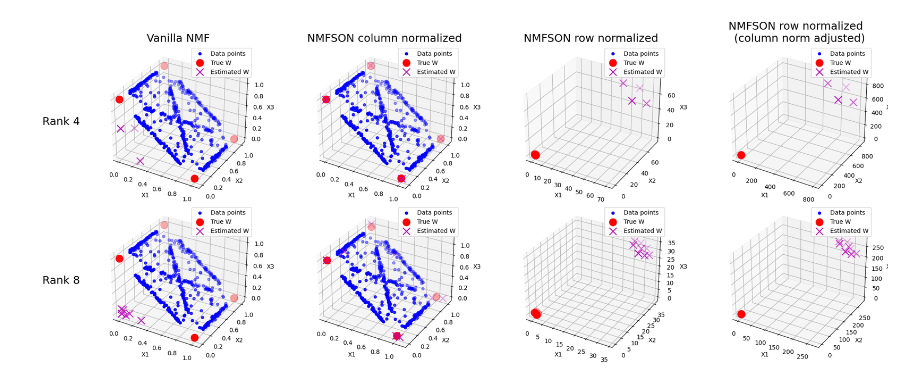
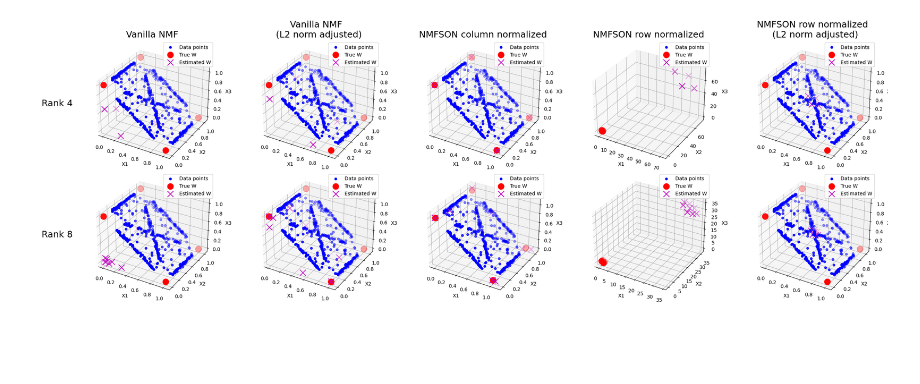
Before and after one commit to waqasbinhamed/nmf_methods, a Jupyter notebook: experimental/notebooks/_new_toy.ipynb, the cells around one changed output. Saved outputs shown, nothing was run; the diff lists cells and outputs as text; code cells hidden in the pictures; blank space fills up the shorter version.

Commit message:
modified code for plotting results

```diff
--- a/experimental/notebooks/_new_toy.ipynb
+++ b/experimental/notebooks/_new_toy.ipynb
@@ -120,55 +120,50 @@ img_filepath = '../../experimental/images/toy/r{}_b_l{}_mit{}.png'
 #         plot_3d(M, W_true, W, img_filepath.format(r, _lam, max_iters))
 #     print(_lam)
 # %%
-fig = plt.figure(figsize=(20, 8))
-gs = fig.add_gridspec(2, 5, width_ratios=[0.1, 1, 1, 1, 1])
+row_labels = ['Rank 4', 'Rank 8']
+col_labels = ['Vanilla NMF', 'Vanilla NMF \n (L2 norm adjusted)', 'NMFSON column normalized', 'NMFSON row normalized', 'NMFSON row normalized \n (L2 norm adjusted)']
 
-# set row and column labels
-row_labels = ['Rank 4', 'Rank 8']
-col_labels = ['Vanilla NMF', 'NMFSON column normalized', 'NMFSON row normalized', 'NMFSON row normalized \n (column norm adjusted)']
+fig = plt.figure(figsize=(24, 8))
+gs = fig.add_gridspec(2, len(col_labels) + 1, width_ratios=[0.1] + len(col_labels) * [1])
 
 for i, rlabel in enumerate(row_labels):
     txt_ax = fig.add_subplot(gs[i, 0])
     txt_ax.text(0.5, 0.5, rlabel, ha='center', va='center', fontsize=18)
     txt_ax.axis('off')
 
-
 r = 4
 vW1 = np.load('../../experimental/saved_models/toy/vanilla_r{}_mit{}.npz'.format(r, max_iters))['W']
-c1 = fig.add_subplot(gs[0, 1], projection='3d')
-plot_3d(c1, M, W_true, vW1)
-c1.set_title(col_labels[0], fontsize=18)
+col_norm_vW1 = np.linalg.norm(vW1, axis=0, ord=2, keepdims=True)
+vW1_re = vW1 / col_norm_vW1
+# vH1_re = vH1 * col_norm_vW1.T
 cW1, _, _, _, _ = load_results('../../experimental/saved_models/toy/r{}_a_l{}_mit{}.npz'.format(r, 0.0001, max_iters))
-c2 = fig.add_subplot(gs[0, 2], projection='3d')
-plot_3d(c2, M, W_true, cW1)
-c2.set_title(col_labels[1], fontsize=18)
+rW1, rH1, _, _, _ = load_results('../../experimental/saved_models/toy/r{}_b_l{}_mit{}.npz'.format(r, 10, max_iters))
+col_norm_rW1 = np.linalg.norm(rW1, axis=0, ord=2, keepdims=True)
+rW1_re = rW1 / col_norm_rW1
+# rH1_re = rH1 * col_norm_rW1.T
 
-rW1, rH1, _, _, _ = load_results('../../experimental/saved_models/toy/r{}_b_l{}_mit{}.npz'.format(r, 10, max_iters))
-c3 = fig.add_subplot(gs[0, 3], projection='3d')
-plot_3d(c3, M, W_true, rW1)
-c3.set_title(col_labels[2], fontsize=18)
+for i, curr_W in enumerate([vW1, vW1_re, cW1, rW1, rW1_re]):
+    curr_subplot = fig.add_subplot(gs[0, i+1], projection='3d')
+    plot_3d(curr_subplot, M, W_true, curr_W)
+    curr_subplot.set_title(col_labels[i], fontsize=18)
 
-rH1_re = rH1 / np.linalg.norm(rH1, axis=0, keepdims=True)
-rW1_re = rW1 * np.linalg.norm(rH1_re, axis=1)
-c4 = fig.add_subplot(gs[0, 4], projection='3d')
-plot_3d(c4, M, W_true, rW1_re)
-c4.set_title(col_labels[3], fontsize=18)
 
 r = 8
 vW2 = np.load('../../experimental/saved_models/toy/vanilla_r{}_mit{}.npz'.format(r, max_iters))['W']
-plot_3d(fig.add_subplot(gs[1, 1], projection='3d'), M, W_true, vW2)
+col_norm_vW2 = np.linalg.norm(vW2, axis=0, ord=2, keepdims=True)
+vW2_re = vW2 / col_norm_vW2
+# vH2_re = vH2 * col_norm_vW2.T
 cW2, _, _, _, _ = load_results('../../experimental/saved_models/toy/r{}_a_l{}_mit{}.npz'.format(r, 10, max_iters))
-plot_3d(fig.add_subplot(gs[1, 2], projection='3d'), M, W_true, cW2)
 rW2, rH2, _, _, _ = load_results('../../experimental/saved_models/toy/r{}_b_l{}_mit{}.npz'.format(r, 100, max_iters))
-plot_3d(fig.add_subplot(gs[1, 3], projection='3d'), M, W_true, rW2)
-rH2_re = rH2 / np.linalg.norm(rH2, axis=0, keepdims=True)
-rW2_re = rW2 * np.linalg.norm(rH2_re, axis=1)
-plot_3d(fig.add_subplot(gs[1, 4], projection='3d'), M, W_true, rW2_re)
+col_norm_rW2 = np.linalg.norm(rW2, axis=0, ord=2, keepdims=True)
+rW2_re = rW2 / col_norm_rW2
+# rH2_re = rH2 * col_norm_rW2.T
 
-
+for i, curr_W in enumerate([vW2, vW2_re, cW2, rW2, rW2_re]):
+    plot_3d(fig.add_subplot(gs[1, i+1], projection='3d'), M, W_true, curr_W)
 
 # adjust spacing between subplots
 fig.tight_layout(pad=1.0)
-plt.savefig('../../experimental/results.png')
+plt.savefig('../../experimental/results_l2_adjusted.png')
 # %% [output]
-[figure, old version]
+[figure, new version]
```
Also changed, not shown: parts of 1 cell of this notebook.
